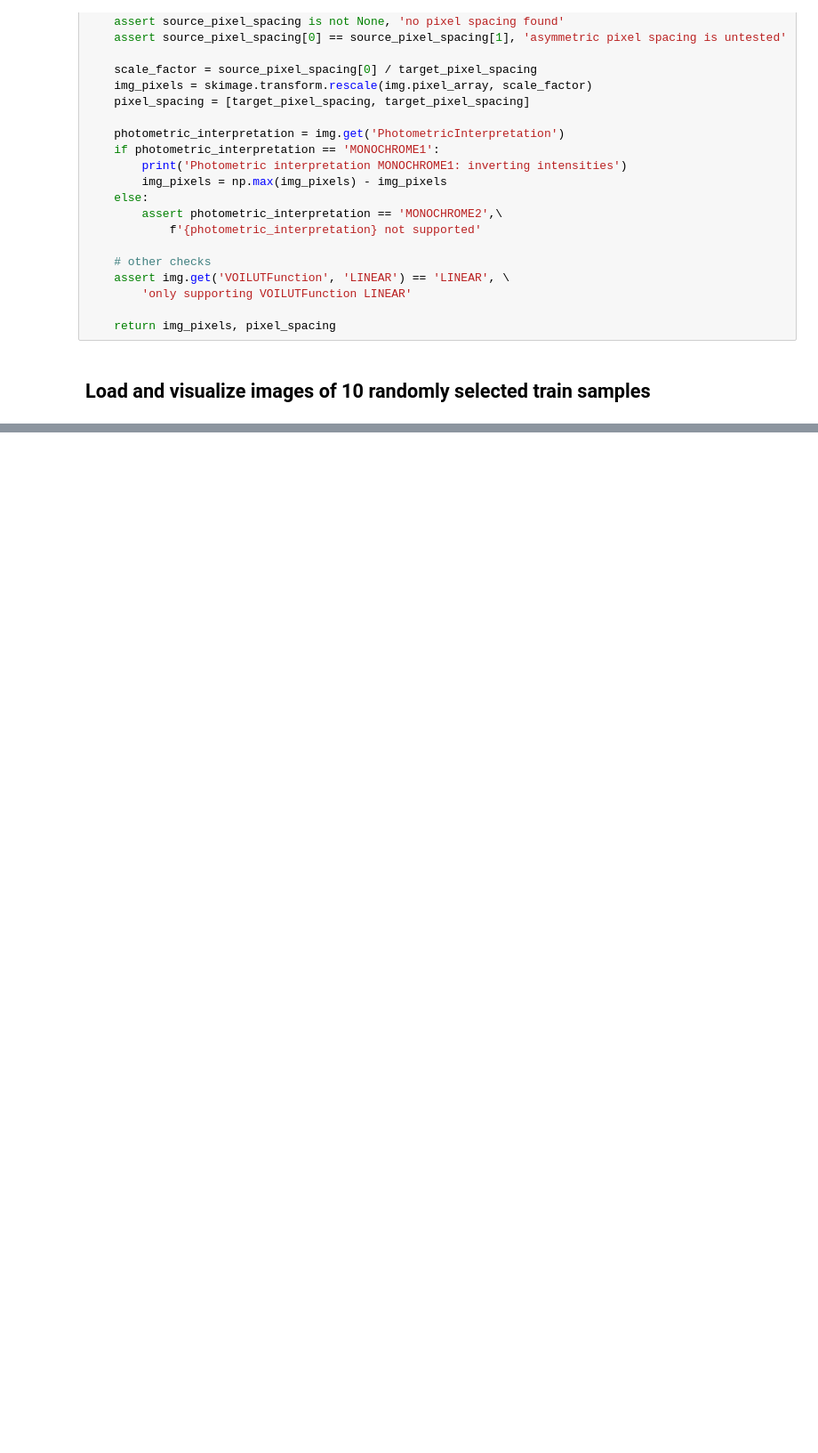
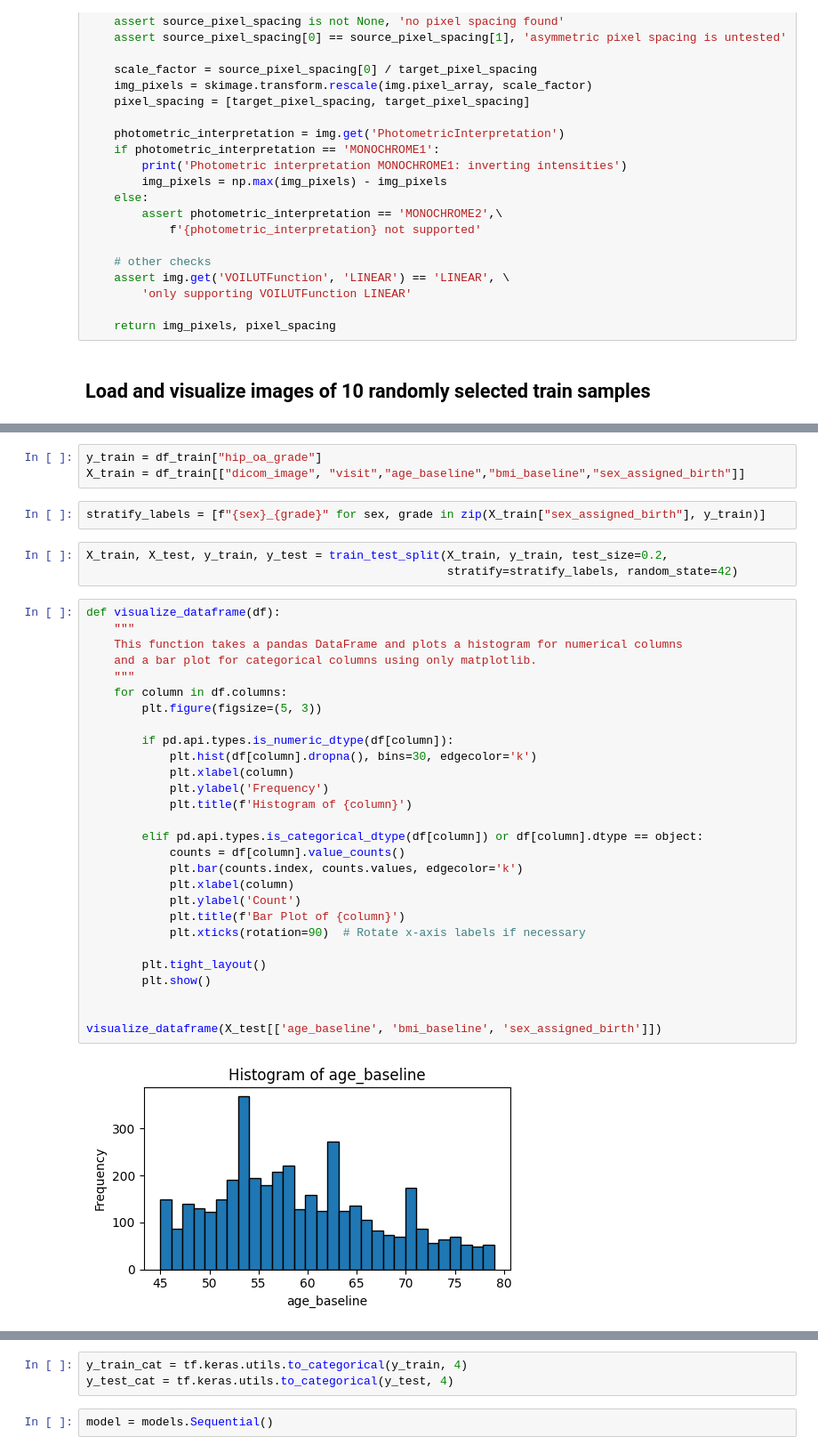
Before and after one commit to ClaudioCappadona/Hackaton-EMC-2024, a Jupyter notebook: Hackathon_example_notebook.ipynb, the cells around one changed output, grey strips where cells are left out. Shown at 89% size. Drawn from its saved outputs; the diff is of its cells as text; blank space fills up the shorter version.

```diff
--- a/Hackathon_example_notebook.ipynb
+++ b/Hackathon_example_notebook.ipynb
@@ -186,0 +255,38 @@ Photometric interpretation MONOCHROME1: inverting intensities
+# %%
+y_train = df_train["hip_oa_grade"]
+X_train = df_train[["dicom_image", "visit","age_baseline","bmi_baseline","sex_assigned_birth"]]
+# %%
+stratify_labels = [f"{sex}_{grade}" for sex, grade in zip(X_train["sex_assigned_birth"], y_train)]
+# %%
+X_train, X_test, y_train, y_test = train_test_split(X_train, y_train, test_size=0.2,
+                                                    stratify=stratify_labels, random_state=42)
+# %%
+def visualize_dataframe(df):
+    """
+    This function takes a pandas DataFrame and plots a histogram for numerical columns
+    and a bar plot for categorical columns using only matplotlib.
+    """
+    for column in df.columns:
+        plt.figure(figsize=(5, 3))
+
+        if pd.api.types.is_numeric_dtype(df[column]):
+            plt.hist(df[column].dropna(), bins=30, edgecolor='k')
+            plt.xlabel(column)
+            plt.ylabel('Frequency')
+            plt.title(f'Histogram of {column}')
+
+        elif pd.api.types.is_categorical_dtype(df[column]) or df[column].dtype == object:
+            counts = df[column].value_counts()
+            plt.bar(counts.index, counts.values, edgecolor='k')
+            plt.xlabel(column)
+            plt.ylabel('Count')
+            plt.title(f'Bar Plot of {column}')
+            plt.xticks(rotation=90)  # Rotate x-axis labels if necessary
+
+        plt.tight_layout()
+        plt.show()
+
+
+visualize_dataframe(X_test[['age_baseline', 'bmi_baseline', 'sex_assigned_birth']])
+# %% [output]
+[figure, added]
@@ -186,0 +295,5 @@ Photometric interpretation MONOCHROME1: inverting intensities
+# %%
+y_train_cat = tf.keras.utils.to_categorical(y_train, 4)
+y_test_cat = tf.keras.utils.to_categorical(y_test, 4)
+# %%
+model = models.Sequential()
```
Also changed, not shown: parts of 19 cells of this notebook.
